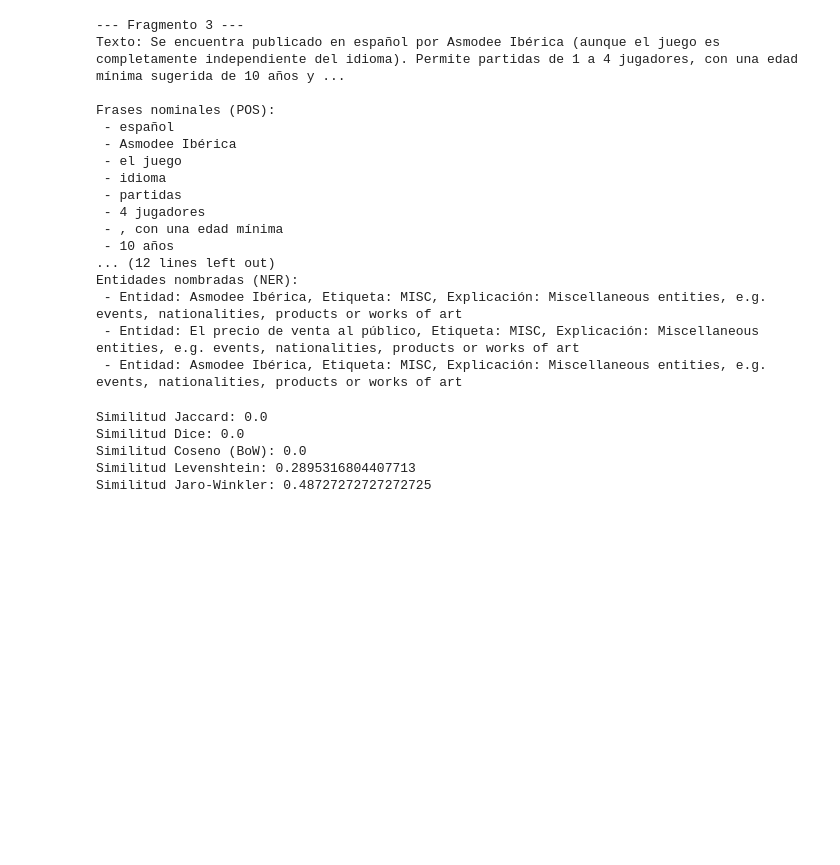
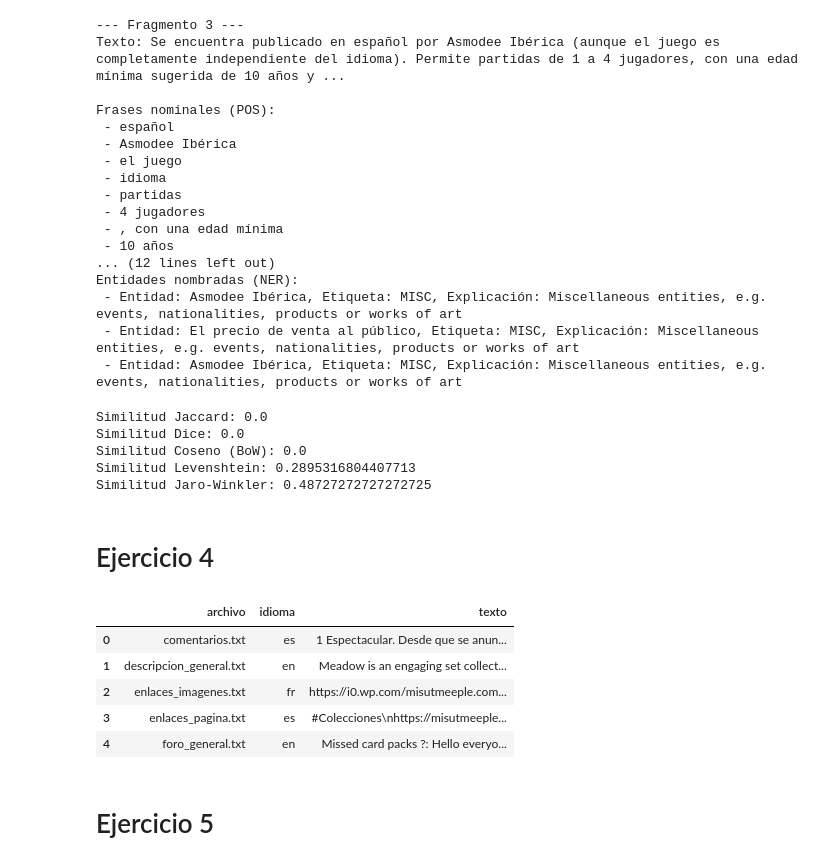
Before and after one commit to Kabarou/NLP_Parte2, a Jupyter notebook: main.ipynb, the cells around one changed output. Cells and saved outputs as stored; diff of their text form; code cells hidden in the pictures; blank space fills up the shorter version.

Commit message:
Avances en Ejercicio 5

```diff
--- a/main.ipynb
+++ b/main.ipynb
@@ -2,7 +2,7 @@
 # Ejercicio 2
 # %%
 # --------- Leer el texto desde el archivo ---------
-with open("Mecanica_del_juego.txt", "r", encoding="utf-8") as file:
+with open("Pradera\datos\informacion\Mecanica_del_juego.txt", "r", encoding="utf-8") as file:
     texto = file.read()
 # %%
 import re
@@ -366,3 +366,51 @@ Similitud Dice: 0.0
 Similitud Coseno (BoW): 0.0
 Similitud Levenshtein: 0.2895316804407713
 Similitud Jaro-Winkler: 0.48727272727272725
+# %% [markdown]
+# Ejercicio 4
+# %%
+from langdetect import detect
+import os
+import pandas as pd
+
+carpeta = "Pradera/datos/informacion"
+
+# Lista para guardar los resultados
+datos = []
+
+# Recorrer todos los archivos en la carpeta
+for nombre_archivo in os.listdir(carpeta):
+    ruta_archivo = os.path.join(carpeta, nombre_archivo)
+
+    # Solo procesar archivos .txt
+    if nombre_archivo.endswith(".txt"):
+        with open(ruta_archivo, "r", encoding="utf-8") as archivo:
+            texto = archivo.read()
+
+            # Detectar idioma
+            try:
+                idioma = detect(texto)
+            except:
+                idioma = "desconocido"
+
+            # Guardar en la lista
+            datos.append({
+                "archivo": nombre_archivo,
+                "idioma": idioma,
+                "texto": texto
+            })
+
+# Crear el DataFrame
+df_idiomas = pd.DataFrame(datos)
+
+# Mostrar el DataFrame
+df_idiomas.head()
+# %% [output]
+|  | archivo | idioma | texto |
+| 0 | comentarios.txt | es | 1 Espectacular. Desde que se anun... |
+| 1 | descripcion_general.txt | en | Meadow is an engaging set collect... |
+| 2 | enlaces_imagenes.txt | fr | https://i0.wp.com/misutmeeple.com... |
+| 3 | enlaces_pagina.txt | es | #Colecciones\nhttps://misutmeeple... |
+| 4 | foro_general.txt | en | Missed card packs ?: Hello everyo... |
+# %% [markdown]
+# Ejercicio 5
```
Also changed, not shown: parts of 2 cells of this notebook.
